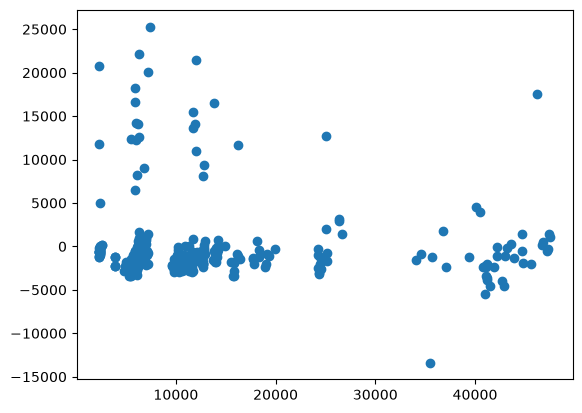
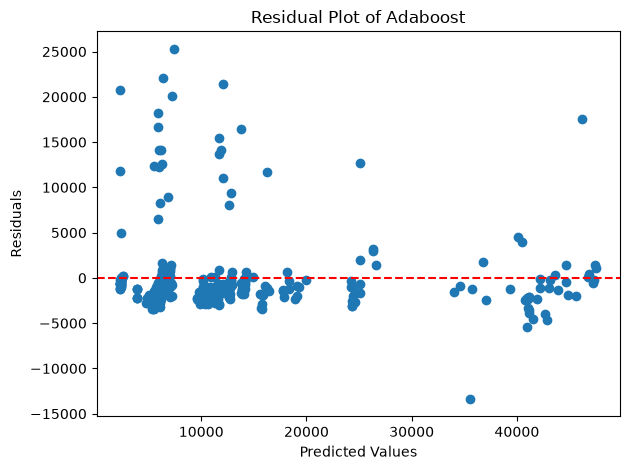
Unified diff of the notebook cell whose output changed from the first chart to the second:
--- before
+++ after
@@ -1,3 +1,9 @@
+plt.title("Residual Plot of Adaboost")
 residuals = y_test - y_pred
 plt.scatter(y_pred, residuals)
+plt.xlabel("Predicted Values")
+plt.ylabel("Residuals")
+plt.axhline(y=0, color='r', linestyle='--')
+plt.tight_layout()
+plt.savefig("images/residual_plot_of_adaboost.png", dpi=1200)
 plt.show()

Commit: Adding some changes to some files